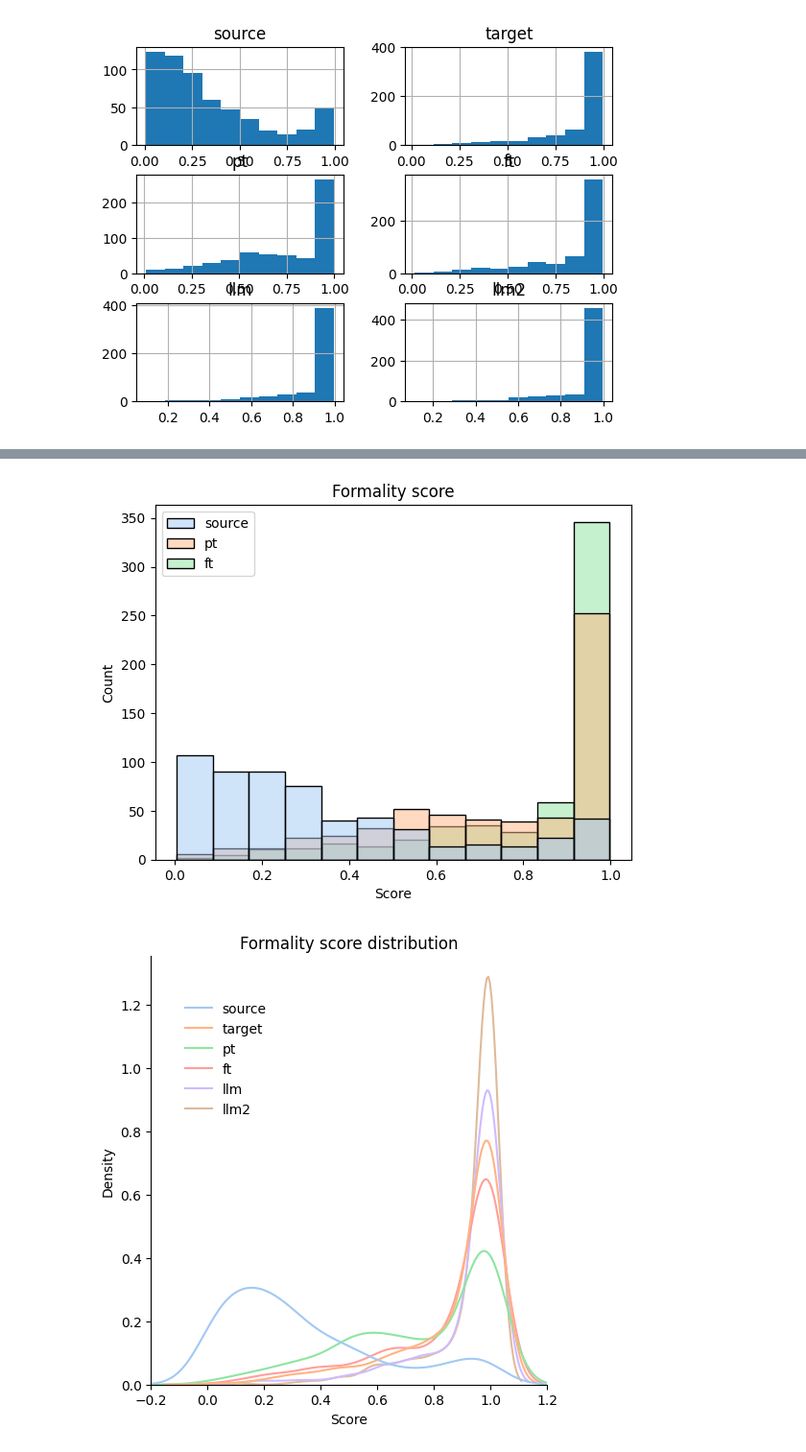
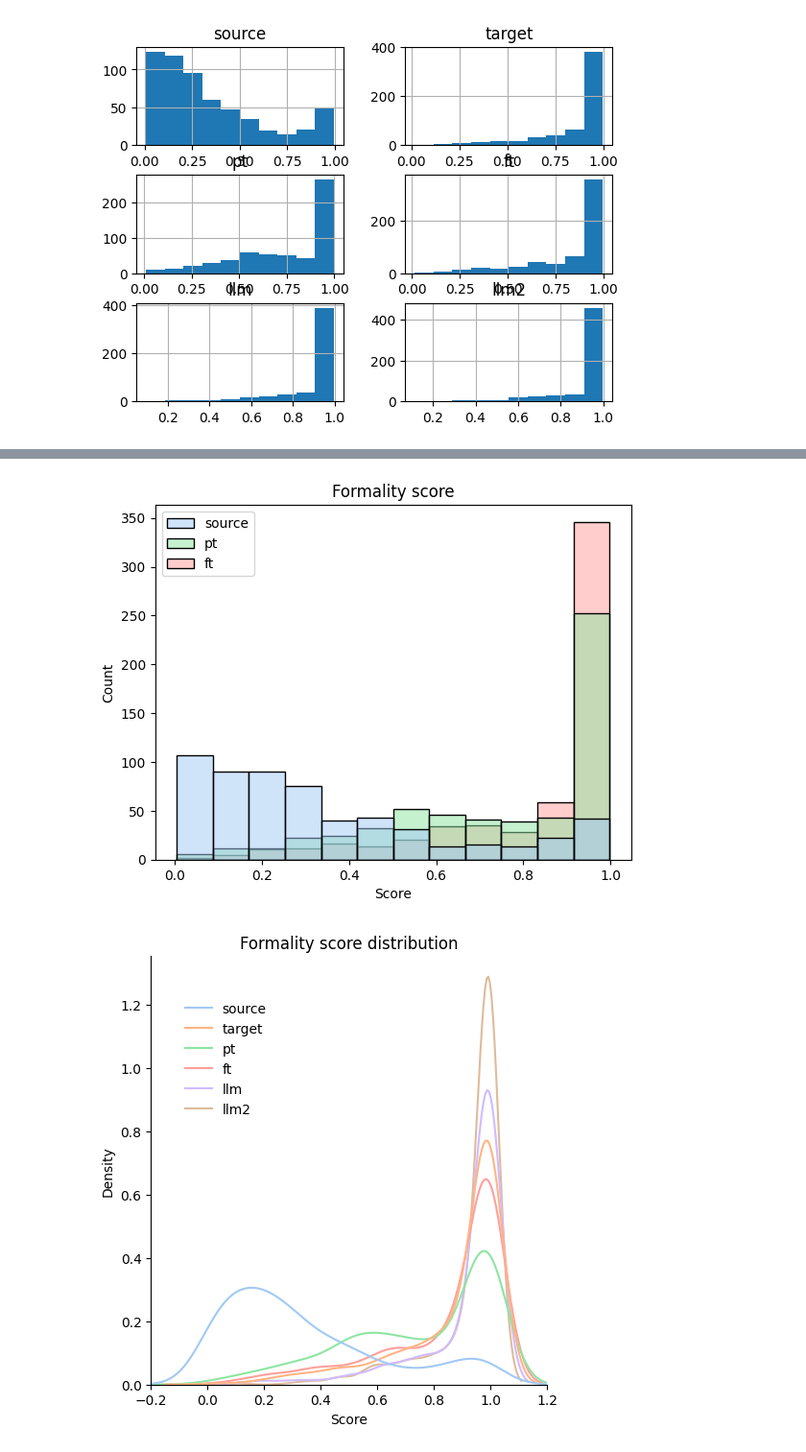
Before and after one commit to elgranmuzzy/formality_style_transfer, a Jupyter notebook: Formality_Style_Transfer.ipynb, the cells around one changed output, grey strips where cells are left out. Shown at 96% size. Saved outputs shown, nothing was run; the diff lists cells and outputs as text; code cells hidden in the pictures.

```diff
--- a/Formality_Style_Transfer.ipynb
+++ b/Formality_Style_Transfer.ipynb
@@ -518,10 +508,12 @@ plt.show()
 # %%
-ax = sns.histplot(data=form_df[["source", "pt", "ft"]], palette='pastel')
+ax = sns.histplot(data=form_df[["source", "pt", "ft"]],
+                  palette=list(np.array(sns.color_palette("pastel"))[[0, 2, 3]]),
+                  alpha=.5)
 plt.xlabel("Score")
 plt.title("Formality score")
 plt.show()
 # %% [output]
-[figure, old version]
+[figure, new version]
 # %%
 ax = sns.displot(data=form_df, kind="kde", palette='pastel')
 sns.move_legend(ax, "upper left", bbox_to_anchor=(0.15, 0.9))
```
Also changed, not shown: parts of 2 cells of this notebook.
